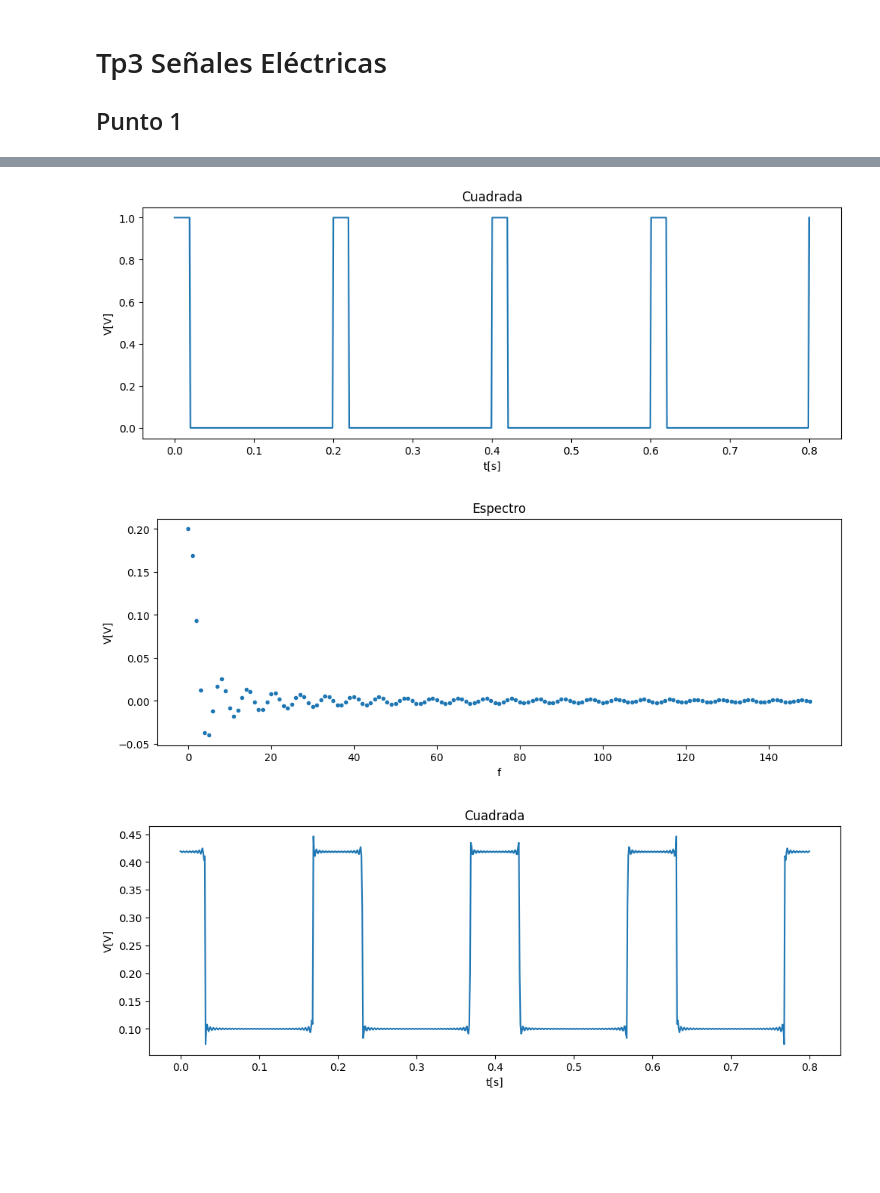
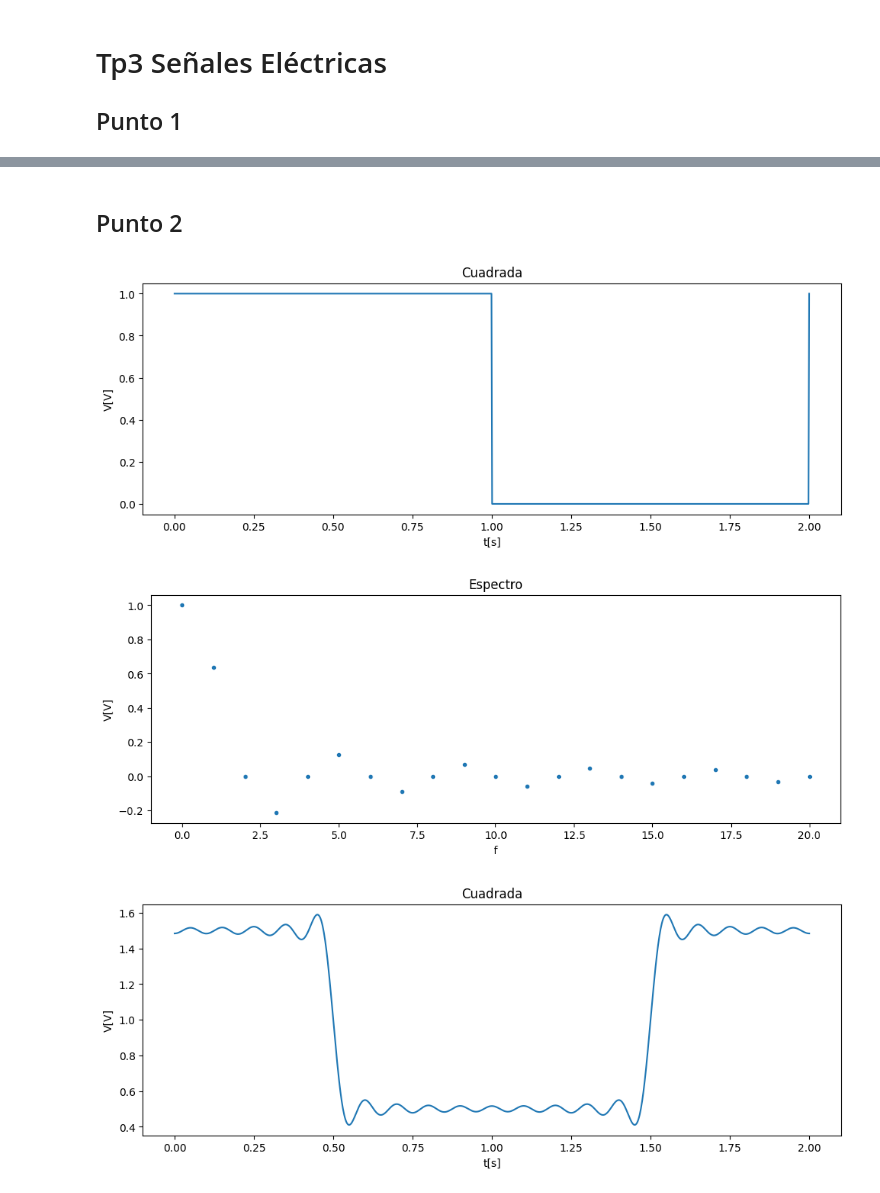
Before and after one commit to EliasGanem/Tps_Senales_Electricas_2024, a Jupyter notebook: Tp3/Tp3.ipynb, the cells around one changed output, grey strips where cells are left out. Cells and saved outputs as stored; diff of their text form; code cells hidden in the pictures; blank space fills up the shorter version.

```diff
--- a/Tp3/Tp3.ipynb
+++ b/Tp3/Tp3.ipynb
@@ -4,13 +73,16 @@
+# %% [markdown]
+## Punto 2
 # %%
 import numpy as np
 import matplotlib.pyplot as plt
 from scipy.signal import square as sq
 from math import pi
 
-cant_ciclos = 4
-cant_puntos = 200
-duty_cicle = 1/10
-periodo = 0.2
+cant_ciclos = 1
+cant_puntos = 1000
+tao = 1
+periodo = 2
+duty_cicle = tao/periodo
 frec = 1/periodo
 
 valores_t = np.linspace(start = 0, stop = cant_ciclos*periodo, num=int(cant_ciclos*cant_puntos))
@@ -26,48 +98,46 @@ plt.xlabel("t[s]")
 plt.ylabel("V[V]")
 plt.show()
 
-cant_coef = 150
-valores_f = np.arange(start=0, stop=cant_coef+1, step=1)
+cant_coef = 20
+valores_n = np.arange(start=0, stop=cant_coef+1, step=1) # no son valores de frec son como valores de n
 a_n = []
 
 
-for i in valores_f:
-    coef = 2*duty_cicle* np.sinc(i*pi*duty_cicle)
+for i in valores_n:
+    coef = 2*duty_cicle* np.sinc(i*duty_cicle) # Nota la Funcion seno cardinal tiene normalizado su argumento en pi
     a_n.append(coef)
 
 a_n = np.array(a_n)
 
 graf = plt.gcf()
 graf.set_size_inches(30/2.54, 10/2.54)  # ahora en cm
 
-plt.plot(valores_f,a_n,".")
+plt.plot(valores_n,a_n,".")
 plt.title("Espectro")
 plt.xlabel("f")
 plt.ylabel("V[V]")
 plt.show()
 
 
-valor_medio = np.mean(a_n)
 senial = []
 
-for i in valores_t:
+for i in valores_t: # para cada t discreto se hace la sumatoria infinita
     aux = 0
-    for j in valores_f:
-        aux = aux + 2 * duty_cicle * np.sinc(j*pi*duty_cicle) * np.cos(2*pi*frec*j*i)
+    for j in valores_n:
+        aux = aux + 2 * duty_cicle * np.sinc(j*duty_cicle) * np.cos(2*pi*frec*j*i)
     senial.append(aux)
-
 
 senial = np.array(senial)
 
 graf = plt.gcf()
 graf.set_size_inches(30/2.54, 10/2.54)  # ahora en cm
 
 plt.plot(valores_t,senial)
 plt.title("Cuadrada")
 plt.xlabel("t[s]")
 plt.ylabel("V[V]")
 plt.show()
 # %% [output]
-[figure, old version]
+[figure, new version]
-[figure, old version]
+[figure, new version]
-[figure, old version]
+[figure, new version]
```
Also changed, not shown: parts of 3 cells of this notebook.
